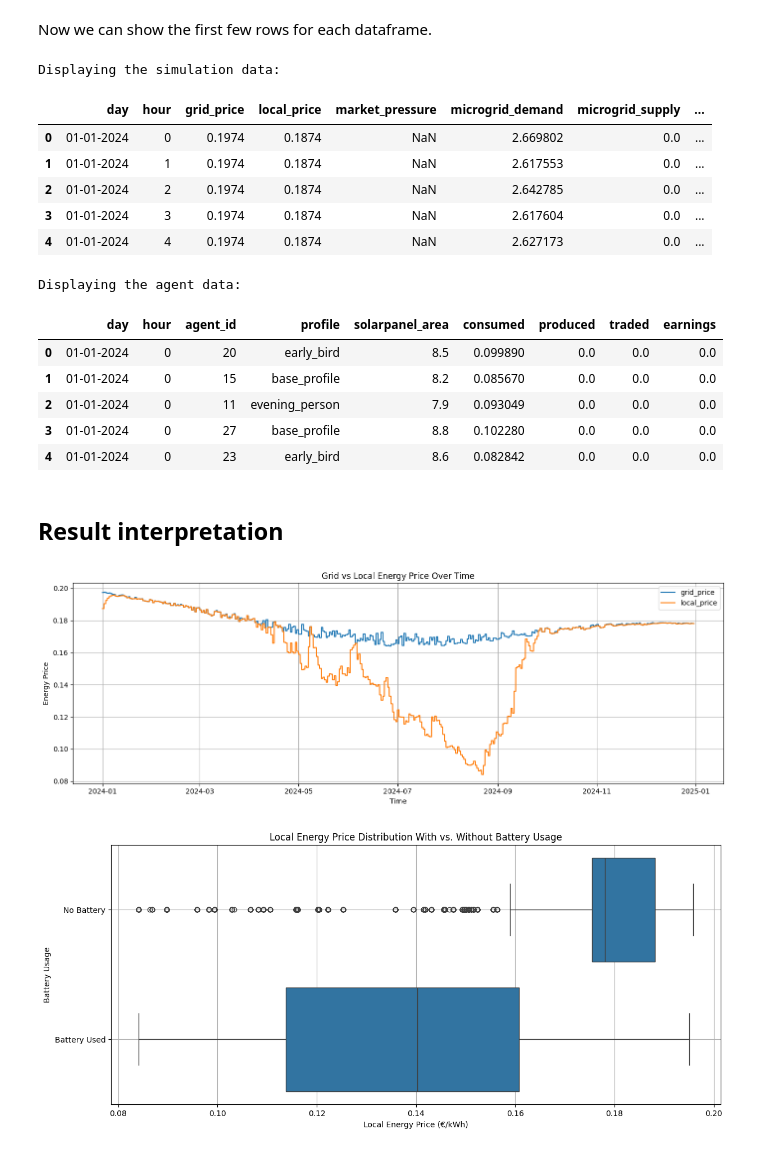
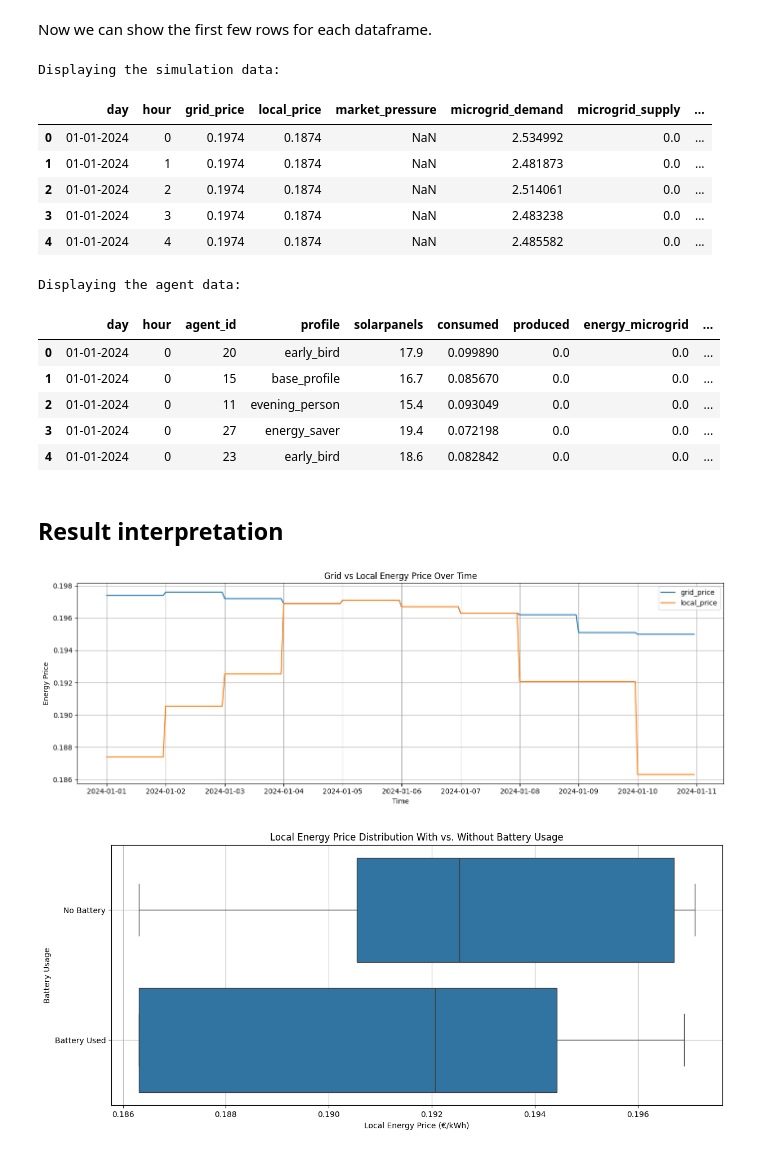
Before and after one commit to BJHeemskerk/P2P-microgrid-simulation, a Jupyter notebook: Mesa_Testing.ipynb, the cells around one changed output. Drawn from its saved outputs; the diff is of its cells as text; code cells hidden in the pictures.

```diff
--- a/Mesa_Testing.ipynb
+++ b/Mesa_Testing.ipynb
@@ -16,10 +17,10 @@ import seaborn as sns
 In the next cell we will define the profile ratios that are being used to generate the consumption data per household. By defining the profile ratio's, we can see if different ratio's and attributes of people will impact the overal pricing of energy.
 # %%
 profile_ratios = {
-    'early_bird': 0.2,
-    'evening_person': 0.3,
-    'base_profile': 0.4,
-    'energy_saver': 0.1
+    'early_bird': 0.25,
+    'evening_person': 0.25,
+    'base_profile': 0.25,
+    'energy_saver': 0.25
 }
 # %% [markdown]
 Now we will use our generation functions and a csv file to make three different datasets:
@@ -64,9 +65,9 @@ simulation = MicroGrid(
     consumption_data=household_prosumption_data,
     production_data=production_data,
     grid_prize_data=grid_price_data,
-    gini=0.1,
-    mean_panels=8,
-    panel_efficiency=0.2,
+    gini=0.2,
+    mean_panels=16,
+    panel_efficiency=0.5,
     bat_capacity=500,
     bat_c_rate=0.5,
     bat_efficiency=0.9,
@@ -114,25 +108,25 @@ display(agent_df.head())
 # %% [output]
 Displaying the simulation data:
 |  | day | hour | grid_price | local_price | market_pressure | microgrid_demand | microgrid_supply | ... |
-| 0 | 01-01-2024 | 0 | 0.1974 | 0.1874 | NaN | 2.669802 | 0.0 | ... |
-| 1 | 01-01-2024 | 1 | 0.1974 | 0.1874 | NaN | 2.617553 | 0.0 | ... |
-| 2 | 01-01-2024 | 2 | 0.1974 | 0.1874 | NaN | 2.642785 | 0.0 | ... |
-| 3 | 01-01-2024 | 3 | 0.1974 | 0.1874 | NaN | 2.617604 | 0.0 | ... |
-| 4 | 01-01-2024 | 4 | 0.1974 | 0.1874 | NaN | 2.627173 | 0.0 | ... |
+| 0 | 01-01-2024 | 0 | 0.1974 | 0.1874 | NaN | 2.534992 | 0.0 | ... |
+| 1 | 01-01-2024 | 1 | 0.1974 | 0.1874 | NaN | 2.481873 | 0.0 | ... |
+| 2 | 01-01-2024 | 2 | 0.1974 | 0.1874 | NaN | 2.514061 | 0.0 | ... |
+| 3 | 01-01-2024 | 3 | 0.1974 | 0.1874 | NaN | 2.483238 | 0.0 | ... |
+| 4 | 01-01-2024 | 4 | 0.1974 | 0.1874 | NaN | 2.485582 | 0.0 | ... |
 Displaying the agent data:
-|  | day | hour | agent_id | profile | solarpanel_area | consumed | produced | traded | earnings |
-| 0 | 01-01-2024 | 0 | 20 | early_bird | 8.5 | 0.099890 | 0.0 | 0.0 | 0.0 |
-| 1 | 01-01-2024 | 0 | 15 | base_profile | 8.2 | 0.085670 | 0.0 | 0.0 | 0.0 |
-| 2 | 01-01-2024 | 0 | 11 | evening_person | 7.9 | 0.093049 | 0.0 | 0.0 | 0.0 |
-| 3 | 01-01-2024 | 0 | 27 | base_profile | 8.8 | 0.102280 | 0.0 | 0.0 | 0.0 |
-| 4 | 01-01-2024 | 0 | 23 | early_bird | 8.6 | 0.082842 | 0.0 | 0.0 | 0.0 |
+|  | day | hour | agent_id | profile | solarpanels | consumed | produced | energy_microgrid | ... |
+| 0 | 01-01-2024 | 0 | 20 | early_bird | 17.9 | 0.099890 | 0.0 | 0.0 | ... |
+| 1 | 01-01-2024 | 0 | 15 | base_profile | 16.7 | 0.085670 | 0.0 | 0.0 | ... |
+| 2 | 01-01-2024 | 0 | 11 | evening_person | 15.4 | 0.093049 | 0.0 | 0.0 | ... |
+| 3 | 01-01-2024 | 0 | 27 | energy_saver | 19.4 | 0.072198 | 0.0 | 0.0 | ... |
+| 4 | 01-01-2024 | 0 | 23 | early_bird | 18.6 | 0.082842 | 0.0 | 0.0 | ... |
 # %% [markdown]
 ## Result interpretation
 # %%
-grid_prize_vs_local_prize(simulation.sim_df)
+grid_price_vs_local_price(simulation.sim_df)
 # %% [output]
-[figure, old version]
+[figure, new version]
 # %%
 impact_of_battery_usage(simulation.sim_df)
 # %% [output]
-[figure, old version]
+[figure, new version]
```
Also changed, not shown: parts of 7 cells of this notebook, 18 other files.
